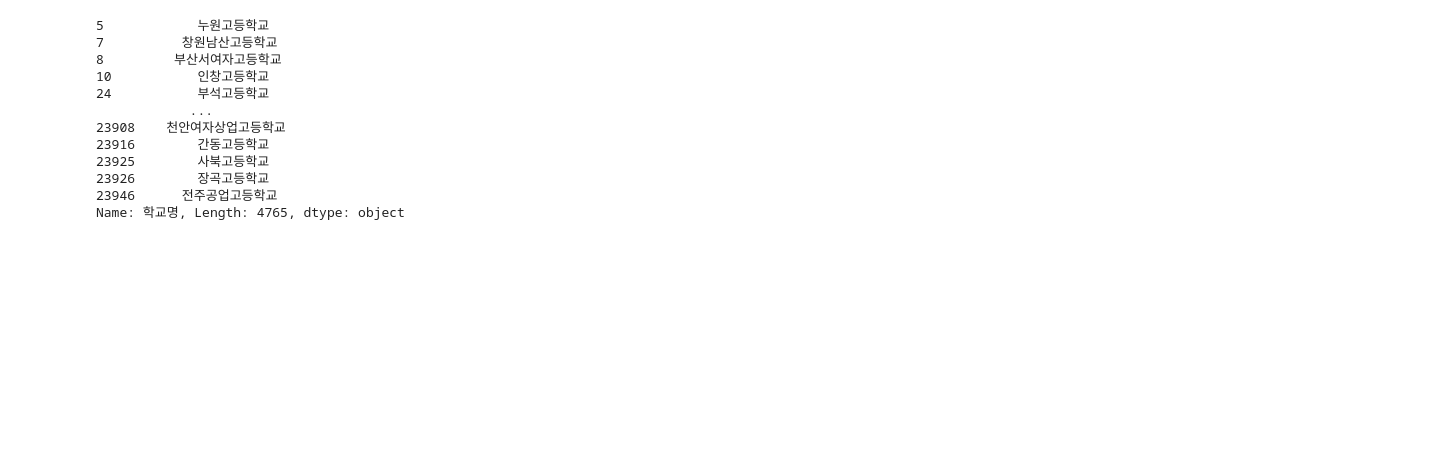
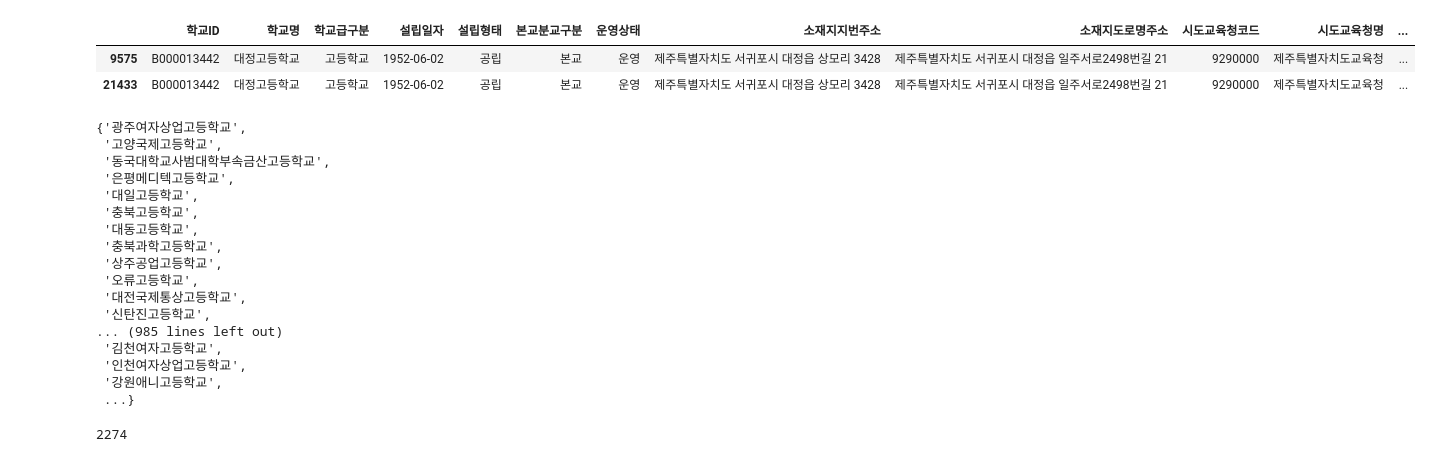
Before and after one commit to Seosungwon0307/korean_high_school_map, a Jupyter notebook: code/고등학교 명단 추출.ipynb, the cells around one changed output. Drawn from its saved outputs; the diff is of its cells as text; code cells hidden in the pictures; blank space fills up the shorter version.

```diff
--- a/code/고등학교 명단 추출.ipynb
+++ b/code/고등학교 명단 추출.ipynb
@@ -11,17 +16,34 @@ TypeError: read_csv() got an unexpected keyword argument 'columns'
-# %%
-# 고등학교만 뽑아오기
-
-print(df[df['학교급구분'] == '고등학교']['학교명'])
-# %% [output]
-5            누원고등학교
-7          창원남산고등학교
-8         부산서여자고등학교
-10           인창고등학교
-24           부석고등학교
-            ...
-23908    천안여자상업고등학교
-23916        간동고등학교
-23925        사북고등학교
-23926        장곡고등학교
-23946      전주공업고등학교
-Name: 학교명, Length: 4765, dtype: object
+# %%
+df2 = df[df['학교명'] == '대정고등학교']
+
+df2
+# %% [output]
+|  | 학교ID | 학교명 | 학교급구분 | 설립일자 | 설립형태 | 본교분교구분 | 운영상태 | 소재지지번주소 | 소재지도로명주소 | 시도교육청코드 | 시도교육청명 | ... |
+| 9575 | B000013442 | 대정고등학교 | 고등학교 | 1952-06-02 | 공립 | 본교 | 운영 | 제주특별자치도 서귀포시 대정읍 상모리 3428 | 제주특별자치도 서귀포시 대정읍 일주서로2498번길 21 | 9290000 | 제주특별자치도교육청 | ... |
+| 21433 | B000013442 | 대정고등학교 | 고등학교 | 1952-06-02 | 공립 | 본교 | 운영 | 제주특별자치도 서귀포시 대정읍 상모리 3428 | 제주특별자치도 서귀포시 대정읍 일주서로2498번길 21 | 9290000 | 제주특별자치도교육청 | ... |
+# %%
+###### 고등학교 명단과 필요한 데이터 추출하기 ######
+
+df2 = df[df['학교급구분'] == '고등학교']
+
+high_shcools_name = set(df2.loc[:, '학교명'].tolist())
+
+high_shcools_name
+# %% [output]
+{'광주여자상업고등학교',
+ '고양국제고등학교',
+ '동국대학교사범대학부속금산고등학교',
+ '은평메디텍고등학교',
+ '대일고등학교',
+ '충북고등학교',
+ '대동고등학교',
+ '충북과학고등학교',
+ '상주공업고등학교',
+ '오류고등학교',
+ '대전국제통상고등학교',
+ '신탄진고등학교',
+... (985 lines left out)
+ '김천여자고등학교',
+ '인천여자상업고등학교',
+ '강원애니고등학교',
+ ...}
@@ -27,0 +56,12 @@ Name: 학교명, Length: 4765, dtype: object
+# %%
+import json
+
+# 위도 경도 구하기 ---- kako api
+def get_coordinate(addr):
+    url = 'https://dapi.kakao.com/v2/local/search/address.json?query={address}'.format(address=addr)
+    headers = {"Authorization": "KakaoAK " + 'cba6eb29be7c48e97d9a5cd246429cdd'}
+    result = json.loads(str(requests.get(url, headers=headers).text))
+    match_first = result['documents'][0]['address']
+    return float(match_first['x']), float(match_first['y'])
+# %% [output]
+2274
```
Also changed, not shown: parts of 7 cells of this notebook.
